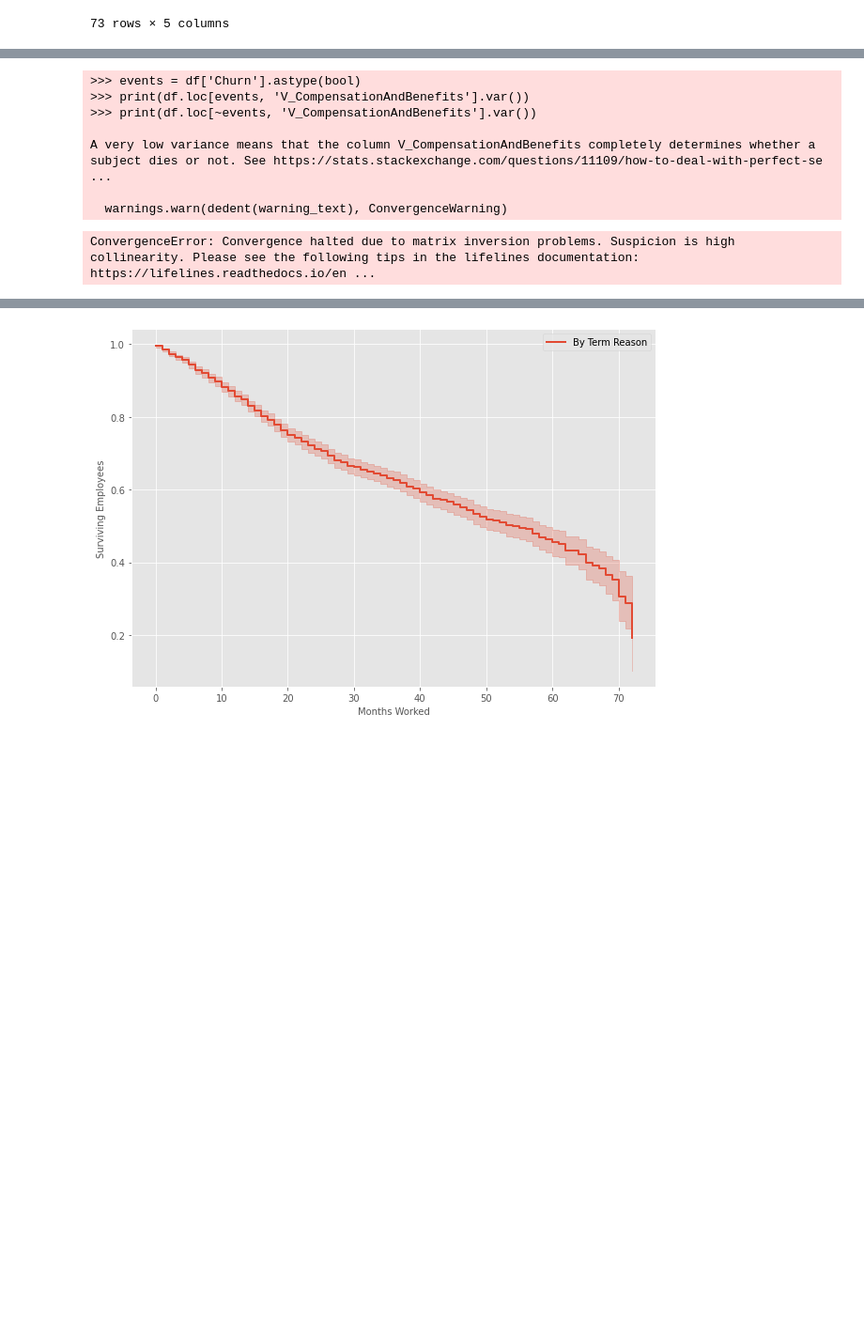
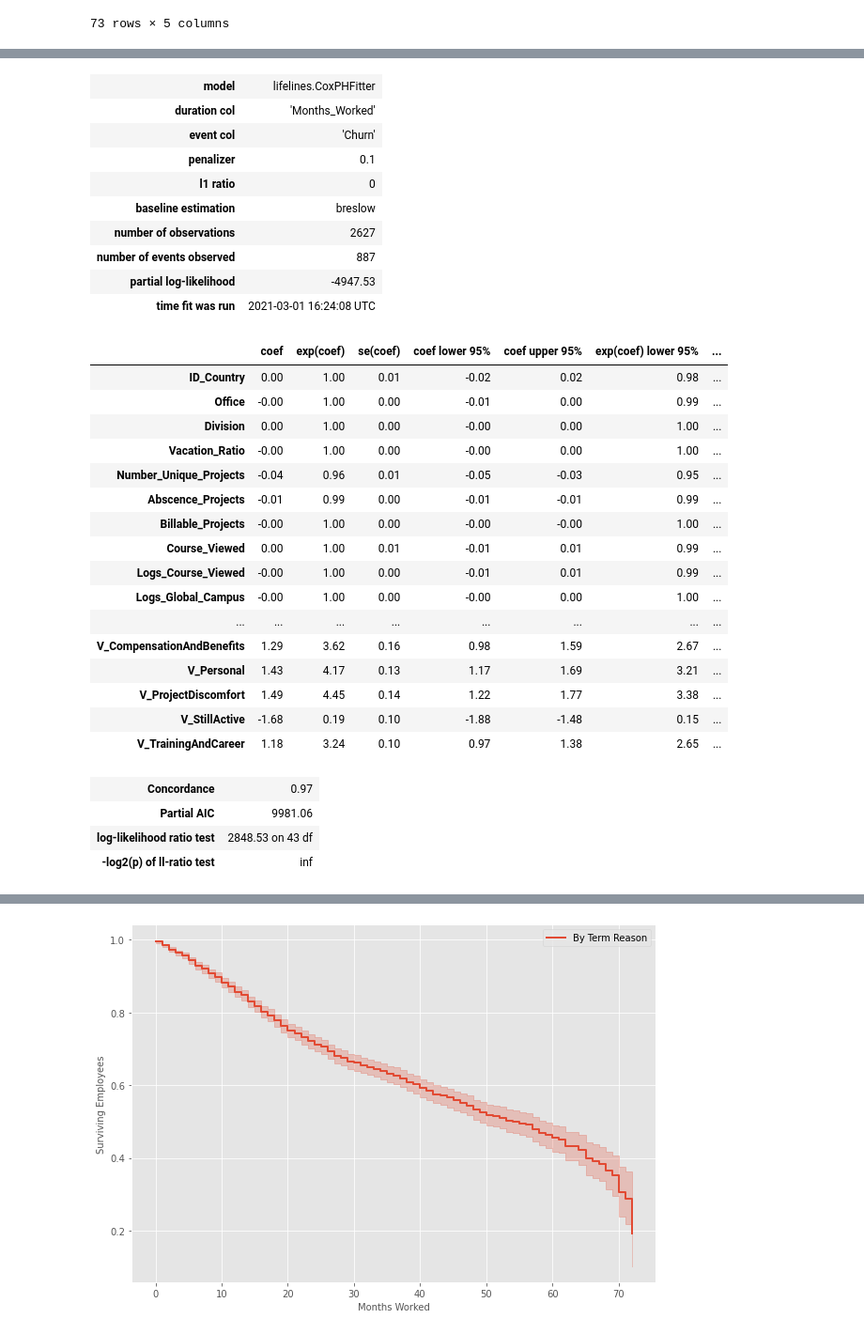
Before and after one commit to WarriorQro78AGC/DT-March21-CapstoneProject, a Jupyter notebook: Src/CapstoneVer2.ipynb, the cells around one changed output, grey strips where cells are left out. Shown: that part at 94% size. Drawn from its saved outputs; the diff is of its cells as text; code cells hidden in the pictures; blank space fills up the shorter version.

```diff
--- a/Src/CapstoneVer2.ipynb
+++ b/Src/CapstoneVer2.ipynb
@@ -1071,13 +1071,36 @@ Name: HR Features, dtype: float64
 # %%
-cph = CoxPHFitter()
+cph = CoxPHFitter(penalizer=0.1)
 cph.fit(df, 'Months_Worked', event_col='Churn')
 cph.print_summary()
 # %% [output]
->>> events = df['Churn'].astype(bool)
->>> print(df.loc[events, 'V_CompensationAndBenefits'].var())
->>> print(df.loc[~events, 'V_CompensationAndBenefits'].var())
-
-A very low variance means that the column V_CompensationAndBenefits completely determines whether a subject dies or not. See https://stats.stackexchange.com/questions/11109/how-to-deal-with-perfect-se ...
-
-  warnings.warn(dedent(warning_text), ConvergenceWarning)
-ConvergenceError: Convergence halted due to matrix inversion problems. Suspicion is high collinearity. Please see the following tips in the lifelines documentation: https://lifelines.readthedocs.io/en ...
+| model | lifelines.CoxPHFitter |
+| duration col | 'Months_Worked' |
+| event col | 'Churn' |
+| penalizer | 0.1 |
+| l1 ratio | 0 |
+| baseline estimation | breslow |
+| number of observations | 2627 |
+| number of events observed | 887 |
+| partial log-likelihood | -4947.53 |
+| time fit was run | 2021-03-01 16:24:08 UTC |
+|  | coef | exp(coef) | se(coef) | coef lower 95% | coef upper 95% | exp(coef) lower 95% | ... |
+| ID_Country | 0.00 | 1.00 | 0.01 | -0.02 | 0.02 | 0.98 | ... |
+| Office | -0.00 | 1.00 | 0.00 | -0.01 | 0.00 | 0.99 | ... |
+| Division | 0.00 | 1.00 | 0.00 | -0.00 | 0.00 | 1.00 | ... |
+| Vacation_Ratio | -0.00 | 1.00 | 0.00 | -0.00 | 0.00 | 1.00 | ... |
+| Number_Unique_Projects | -0.04 | 0.96 | 0.01 | -0.05 | -0.03 | 0.95 | ... |
+| Abscence_Projects | -0.01 | 0.99 | 0.00 | -0.01 | -0.01 | 0.99 | ... |
+| Billable_Projects | -0.00 | 1.00 | 0.00 | -0.00 | -0.00 | 1.00 | ... |
+| Course_Viewed | 0.00 | 1.00 | 0.01 | -0.01 | 0.01 | 0.99 | ... |
+| Logs_Course_Viewed | -0.00 | 1.00 | 0.00 | -0.01 | 0.01 | 0.99 | ... |
+| Logs_Global_Campus | -0.00 | 1.00 | 0.00 | -0.00 | 0.00 | 1.00 | ... |
+| ... | ... | ... | ... | ... | ... | ... | ... |
+| V_CompensationAndBenefits | 1.29 | 3.62 | 0.16 | 0.98 | 1.59 | 2.67 | ... |
+| V_Personal | 1.43 | 4.17 | 0.13 | 1.17 | 1.69 | 3.21 | ... |
+| V_ProjectDiscomfort | 1.49 | 4.45 | 0.14 | 1.22 | 1.77 | 3.38 | ... |
+| V_StillActive | -1.68 | 0.19 | 0.10 | -1.88 | -1.48 | 0.15 | ... |
+| V_TrainingAndCareer | 1.18 | 3.24 | 0.10 | 0.97 | 1.38 | 2.65 | ... |
+| Concordance | 0.97 |
+| Partial AIC | 9981.06 |
+| log-likelihood ratio test | 2848.53 on 43 df |
+| -log2(p) of ll-ratio test | inf |
```
Also changed, not shown: parts of 8 cells of this notebook.
